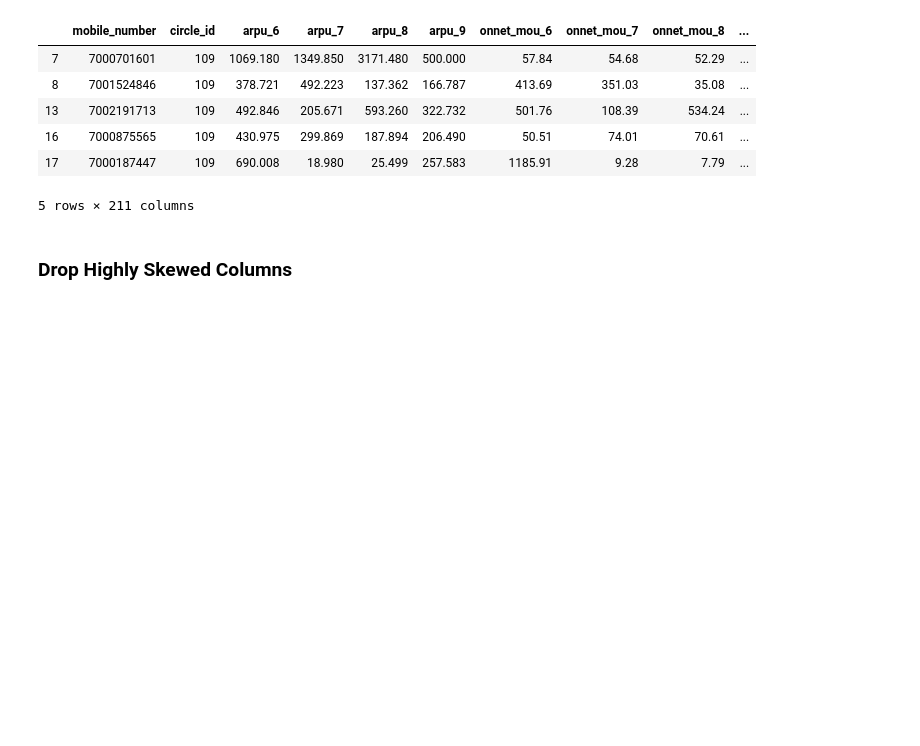
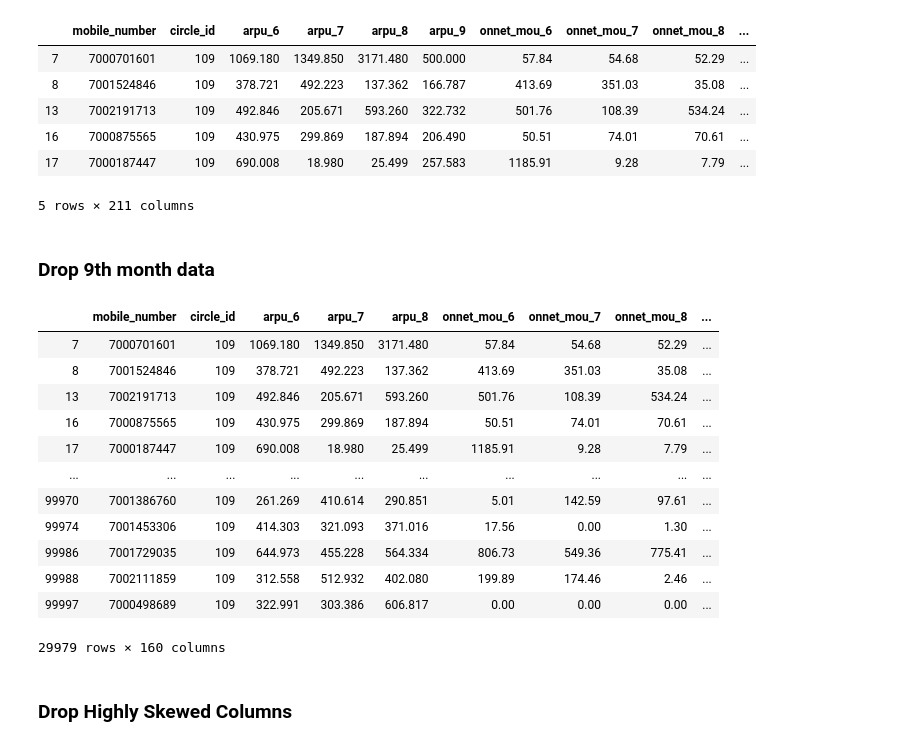
Before and after one commit to singh-manvinder/telecom_churn, a Jupyter notebook: solution.ipynb, the cells around one changed output. Saved outputs shown, nothing was run; the diff lists cells and outputs as text; code cells hidden in the pictures; blank space fills up the shorter version.

```diff
--- a/solution.ipynb
+++ b/solution.ipynb
@@ -255,6 +255,25 @@ df_churn_hvc.head()
 | 16 | 7000875565 | 109 | 430.975 | 299.869 | 187.894 | 206.490 | 50.51 | 74.01 | 70.61 | ... |
 | 17 | 7000187447 | 109 | 690.008 | 18.980 | 25.499 | 257.583 | 1185.91 | 9.28 | 7.79 | ... |
 5 rows × 211 columns
+# %% [markdown]
+### Drop 9th month data
+# %%
+cols_to_drop = list(filter(lambda x: "_9" in x, df_churn_hvc.columns))
+df_churn_hvc.drop(cols_to_drop, axis=1)
+# %% [output]
+|  | mobile_number | circle_id | arpu_6 | arpu_7 | arpu_8 | onnet_mou_6 | onnet_mou_7 | onnet_mou_8 | ... |
+| 7 | 7000701601 | 109 | 1069.180 | 1349.850 | 3171.480 | 57.84 | 54.68 | 52.29 | ... |
+| 8 | 7001524846 | 109 | 378.721 | 492.223 | 137.362 | 413.69 | 351.03 | 35.08 | ... |
+| 13 | 7002191713 | 109 | 492.846 | 205.671 | 593.260 | 501.76 | 108.39 | 534.24 | ... |
+| 16 | 7000875565 | 109 | 430.975 | 299.869 | 187.894 | 50.51 | 74.01 | 70.61 | ... |
+| 17 | 7000187447 | 109 | 690.008 | 18.980 | 25.499 | 1185.91 | 9.28 | 7.79 | ... |
+| ... | ... | ... | ... | ... | ... | ... | ... | ... | ... |
+| 99970 | 7001386760 | 109 | 261.269 | 410.614 | 290.851 | 5.01 | 142.59 | 97.61 | ... |
+| 99974 | 7001453306 | 109 | 414.303 | 321.093 | 371.016 | 17.56 | 0.00 | 1.30 | ... |
+| 99986 | 7001729035 | 109 | 644.973 | 455.228 | 564.334 | 806.73 | 549.36 | 775.41 | ... |
+| 99988 | 7002111859 | 109 | 312.558 | 512.932 | 402.080 | 199.89 | 174.46 | 2.46 | ... |
+| 99997 | 7000498689 | 109 | 322.991 | 303.386 | 606.817 | 0.00 | 0.00 | 0.00 | ... |
+29979 rows × 160 columns
 # %% [markdown]
 ### Drop Highly Skewed Columns
 # %%
```
Also changed, not shown: parts of 8 cells of this notebook.
